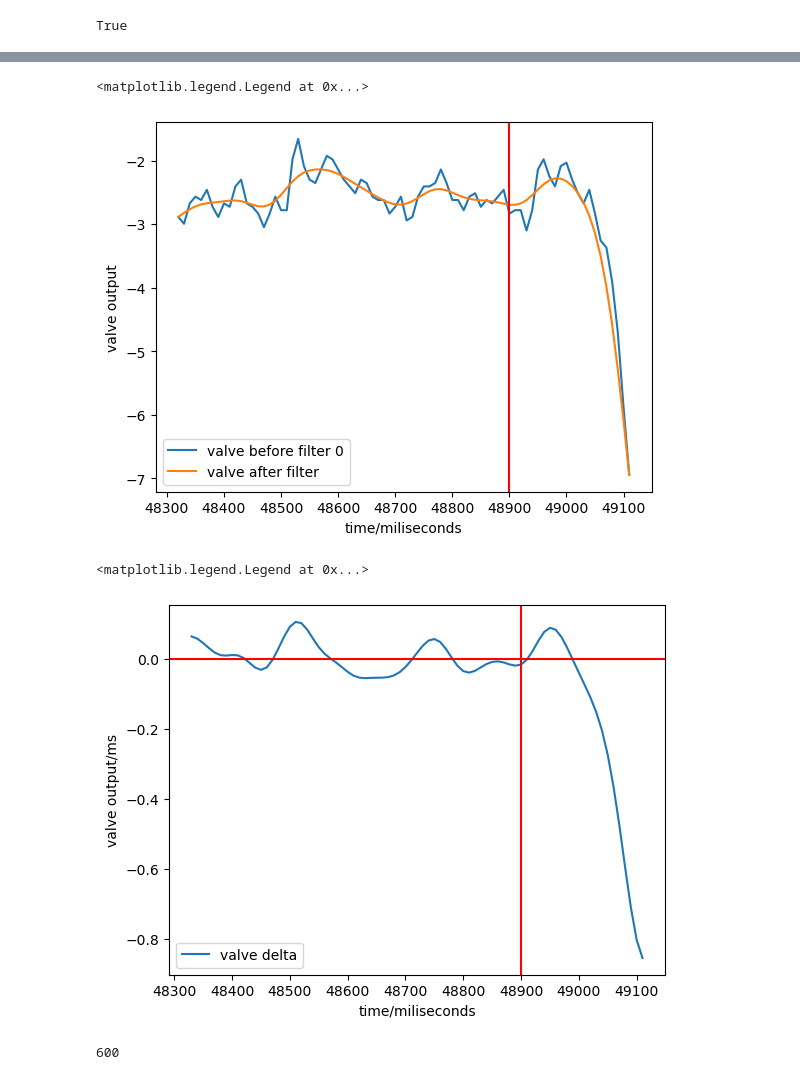
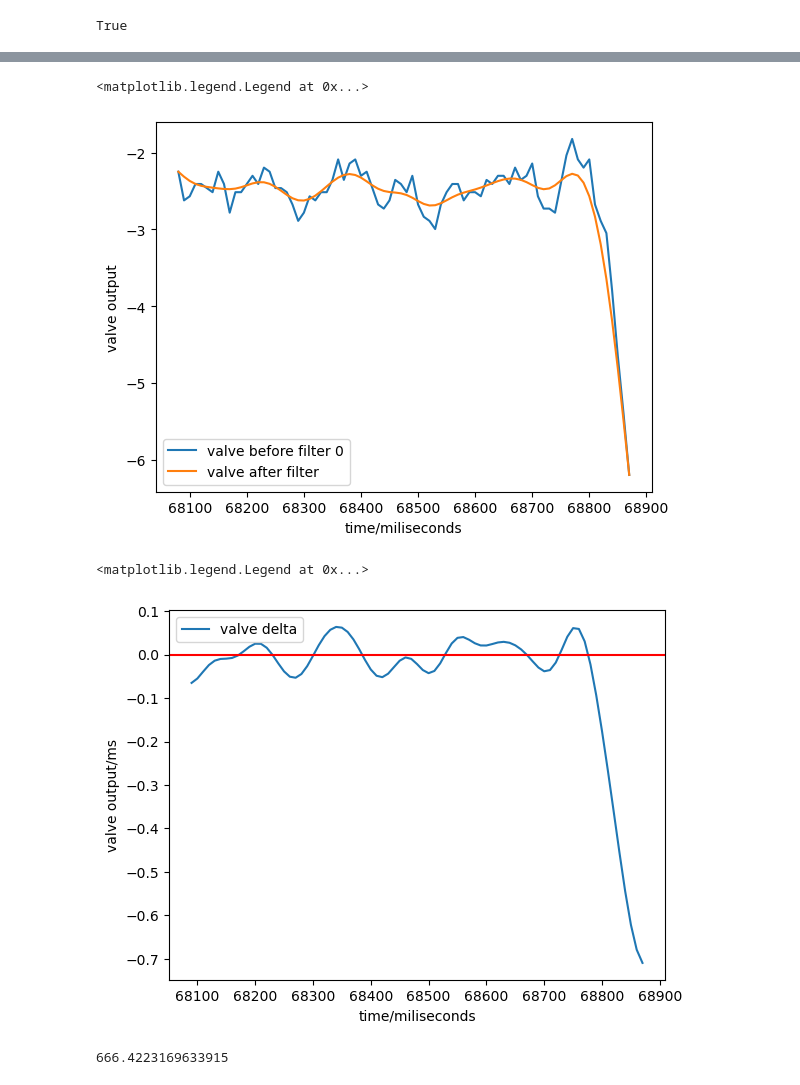
Before and after one commit to SBC-Collaboration/LAr10Ana, a Jupyter notebook: nb/rzhang/Piezo-Waveform_t_start.ipynb, the cells around one changed output, grey strips where cells are left out. Cells and saved outputs as stored; diff of their text form; code cells hidden in the pictures.

```diff
--- a/nb/rzhang/Piezo-Waveform_t_start.ipynb
+++ b/nb/rzhang/Piezo-Waveform_t_start.ipynb
@@ -20,7 +20,7 @@ TEST_RUN2 = "/exp/e961/app/users/runze/data/20260205_6/"
 
 # TEST_RUN2 = "/exp/e961/data/users/gputnam/SBC-25-daqdata-test/20251103_1/"
 # for 1121_5, event 3 is expansion failure
-TEST_EVT = 31
+TEST_EVT = 35 # original 0205_6 31
 # %%
 data = GetEvent(TEST_RUN2, TEST_EVT,strictMode=False)
 data.keys()
@@ -207,40 +207,42 @@ numtaps = 10  # filter length (longer = sharper cutoff)
 Fs= 1000 # sampling rate
 Fc = 10 # low pass filter in Hz
 fir = firwin(numtaps, Fc, window='hamming', fs=Fs)
-
-valve_filtered = filtfilt(fir, [1.0], slowdaq_Valve[compress_idx-80:compress_idx+time_offset])
 slowdaq_time_trigger_window = slowdaq_time[compress_idx-80:compress_idx+time_offset]
 slowsaq_valve_trigger_window =slowdaq_Valve[compress_idx-80:compress_idx+time_offset]
+valve_filtered = filtfilt(fir, [1.0], slowsaq_valve_trigger_window)
+
 plt.plot(slowdaq_time_trigger_window,slowsaq_valve_trigger_window, label="valve before filter 0")
 plt.plot(slowdaq_time_trigger_window,valve_filtered, label="valve after filter")
 plt.xlabel("time/miliseconds")
 plt.ylabel("valve output")
-plt.axvline(x=int(600+48300),color="red")
+# plt.axvline(x=int(610.8+48300),color="red")
 # plt.xlim(xlimit)
 # plt.ylim(ylimit)
 plt.legend()
 # %% [output]
 <matplotlib.legend.Legend at 0x...>
-[figure, old version]
+[figure, new version]
 # %%
 valve_delta = valve_filtered[1:]-valve_filtered[:-1]
 plt.plot(slowdaq_time_trigger_window[1:],valve_delta, label="valve delta")
 plt.xlabel("time/miliseconds")
 plt.ylabel("valve output/ms")
 plt.axhline(y=0,color="red")
-plt.axvline(x=int(600+48300),color="red")
+# plt.axvline(x=int(610.8+48300),color="red")
 # plt.xlim(xlimit)
 # plt.ylim(ylimit)
 plt.legend()
 # %% [output]
 <matplotlib.legend.Legend at 0x...>
-[figure, old version]
+[figure, new version]
 # %%
 reverse_time = slowdaq_time_trigger_window[::-1]
 reverse_valve_delta =valve_delta[::-1]
+time_width = reverse_time[-2]-reverse_time[-1]
 for i in range(len(reverse_valve_delta)):
     if reverse_valve_delta[i]>0 and reverse_valve_delta[i+1]<0:
-        print(reverse_time[i]-reverse_time[-1])
+        interpolation_time = reverse_time[i] + (0-reverse_valve_delta[i])*(reverse_time[i+1]-reverse_time[i])/(reverse_valve_delta[i+1]-reverse_valve_delta[i])
+        print(interpolation_time-reverse_time[-1]+2*time_width)
         break
 # %% [output]
-600
+666.4223169633915
```
Also changed, not shown: parts of 14 cells of this notebook, 1 other file.
